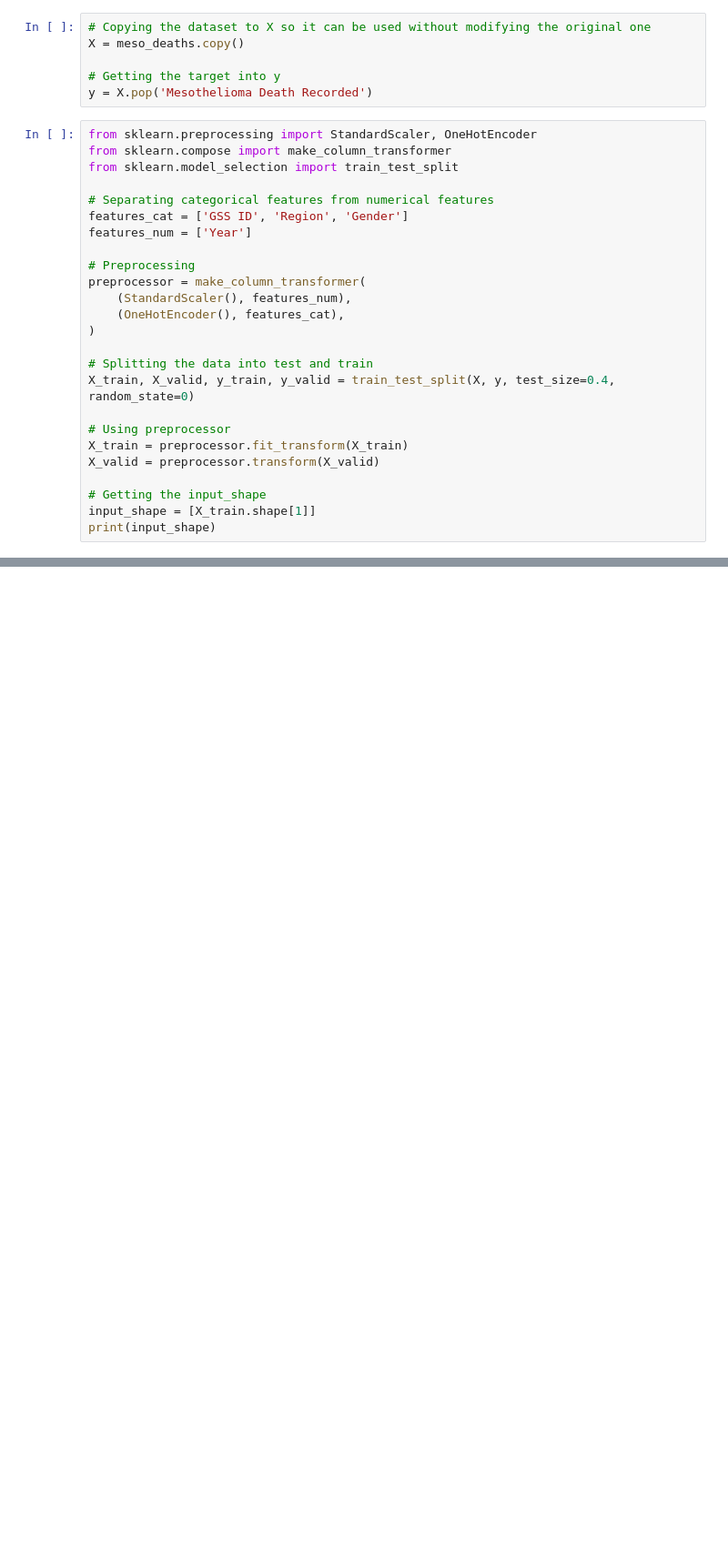
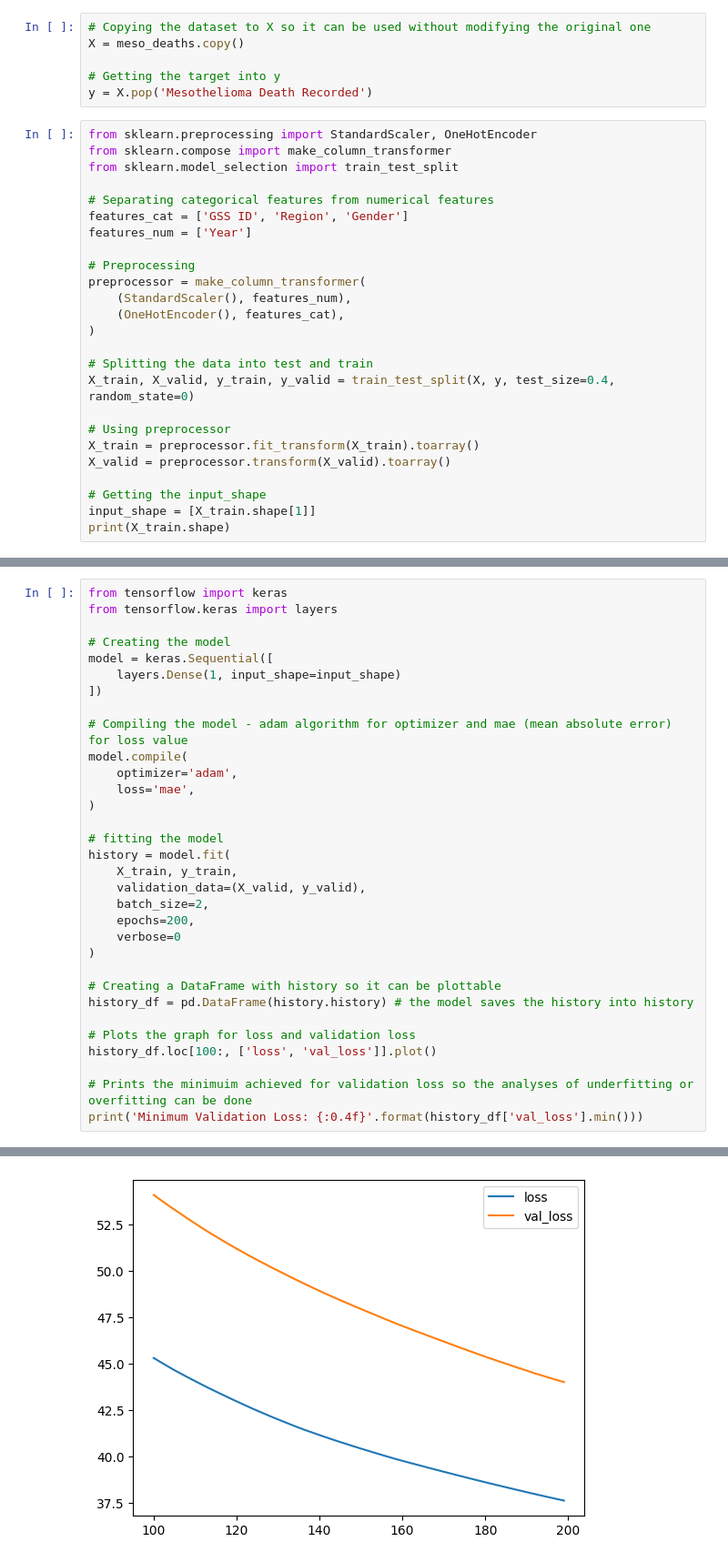
Before and after one commit to uricampos/mesothelioma-deaths-england, a Jupyter notebook: mesothelioma-deaths-england.ipynb, the cells around one changed output, grey strips where cells are left out. Shown at 91% size. Drawn from its saved outputs; the diff is of its cells as text; blank space fills up the shorter version.

Commit message:
Adding the model and seeing what best fit it

```diff
--- a/mesothelioma-deaths-england.ipynb
+++ b/mesothelioma-deaths-england.ipynb
@@ -43,10 +43,10 @@ preprocessor = make_column_transformer(
 X_train, X_valid, y_train, y_valid = train_test_split(X, y, test_size=0.4, random_state=0)
 
 # Using preprocessor
-X_train = preprocessor.fit_transform(X_train)
-X_valid = preprocessor.transform(X_valid)
+X_train = preprocessor.fit_transform(X_train).toarray()
+X_valid = preprocessor.transform(X_valid).toarray()
 
 # Getting the input_shape
 input_shape = [X_train.shape[1]]
-print(input_shape)
+print(X_train.shape)
 # %% [output]
@@ -53,0 +58,33 @@ print(input_shape)
+# %%
+from tensorflow import keras
+from tensorflow.keras import layers
+
+# Creating the model
+model = keras.Sequential([
+    layers.Dense(1, input_shape=input_shape)
+])
+
+# Compiling the model - adam algorithm for optimizer and mae (mean absolute error) for loss value
+model.compile(
+    optimizer='adam',
+    loss='mae',
+)
+
+# fitting the model
+history = model.fit(
+    X_train, y_train,
+    validation_data=(X_valid, y_valid),
+    batch_size=2,
+    epochs=200,
+    verbose=0
+)
+
+# Creating a DataFrame with history so it can be plottable
+history_df = pd.DataFrame(history.history) # the model saves the history into history
+
+# Plots the graph for loss and validation loss
+history_df.loc[100:, ['loss', 'val_loss']].plot()
+
+# Prints the minimuim achieved for validation loss so the analyses of underfitting or overfitting can be done
+print('Minimum Validation Loss: {:0.4f}'.format(history_df['val_loss'].min()))
+# %% [output]
@@ -53,0 +92 @@ print(input_shape)
+[figure, added]
```
Also changed, not shown: parts of 7 cells of this notebook.
